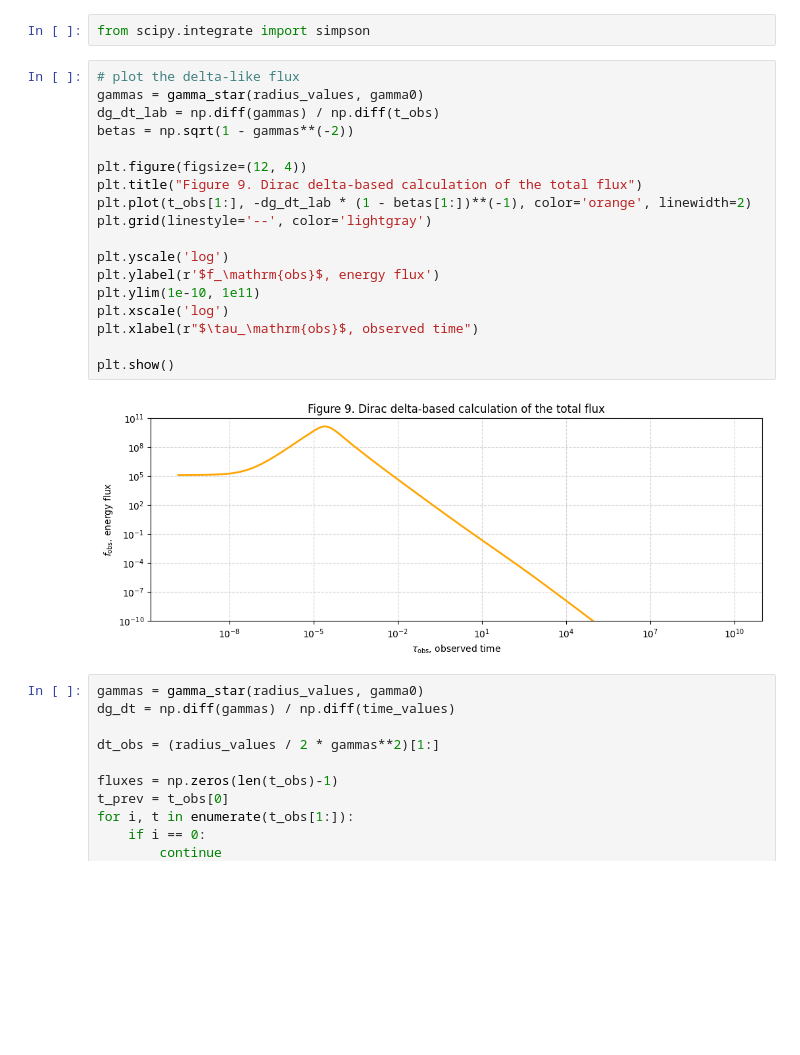
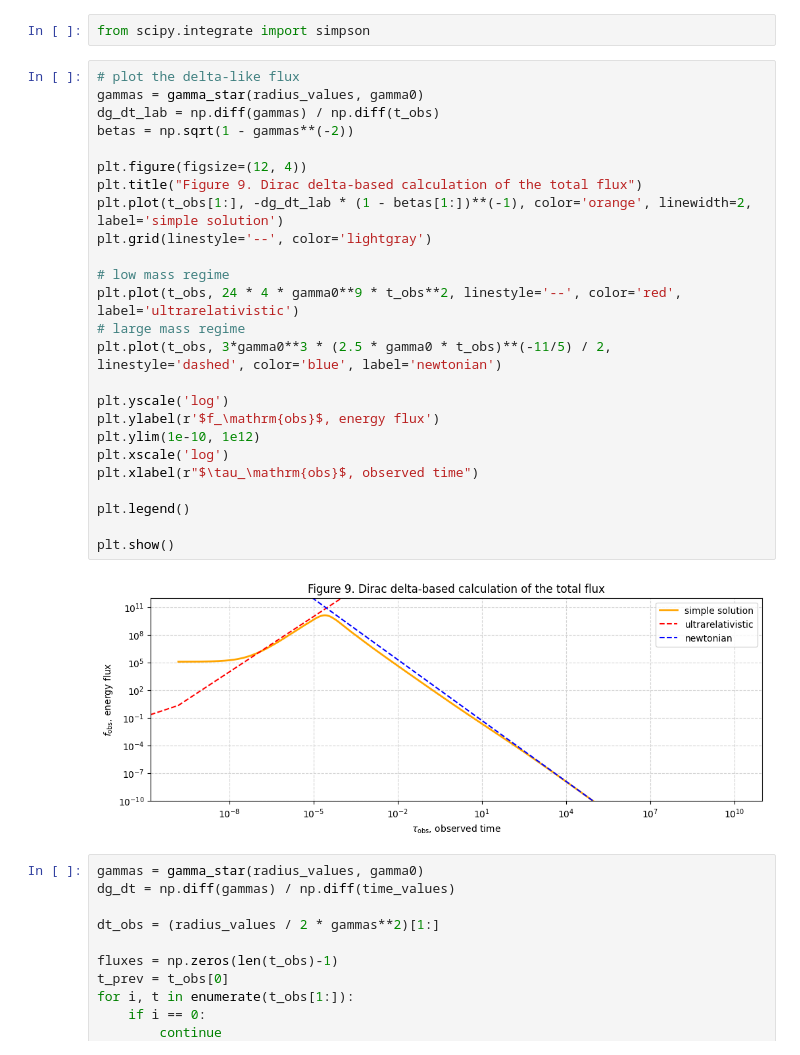
Before and after one commit to KleimenovM/GRBRemnant, a Jupyter notebook: Kleimenov_Schwenkreis_-_Gamma-ray_birsts.ipynb, the cells around one changed output. Drawn from its saved outputs; the diff is of its cells as text; blank space fills up the shorter version.

```diff
--- a/Kleimenov_Schwenkreis_-_Gamma-ray_birsts.ipynb
+++ b/Kleimenov_Schwenkreis_-_Gamma-ray_birsts.ipynb
@@ -517,23 +517,30 @@ from scipy.integrate import simpson
 # %%
 # plot the delta-like flux
 gammas = gamma_star(radius_values, gamma0)
 dg_dt_lab = np.diff(gammas) / np.diff(t_obs)
 betas = np.sqrt(1 - gammas**(-2))
 
 plt.figure(figsize=(12, 4))
 plt.title("Figure 9. Dirac delta-based calculation of the total flux")
-plt.plot(t_obs[1:], -dg_dt_lab * (1 - betas[1:])**(-1), color='orange', linewidth=2)
+plt.plot(t_obs[1:], -dg_dt_lab * (1 - betas[1:])**(-1), color='orange', linewidth=2, label='simple solution')
 plt.grid(linestyle='--', color='lightgray')
+
+# low mass regime
+plt.plot(t_obs, 24 * 4 * gamma0**9 * t_obs**2, linestyle='--', color='red', label='ultrarelativistic')
+# large mass regime
+plt.plot(t_obs, 3*gamma0**3 * (2.5 * gamma0 * t_obs)**(-11/5) / 2, linestyle='dashed', color='blue', label='newtonian')
 
 plt.yscale('log')
 plt.ylabel(r'$f_\mathrm{obs}$, energy flux')
-plt.ylim(1e-10, 1e11)
+plt.ylim(1e-10, 1e12)
 plt.xscale('log')
 plt.xlabel(r"$\tau_\mathrm{obs}$, observed time")
 
+plt.legend()
+
 plt.show()
 # %% [output]
-[figure, old version]
+[figure, new version]
 # %%
 gammas = gamma_star(radius_values, gamma0)
 dg_dt = np.diff(gammas) / np.diff(time_values)
```
